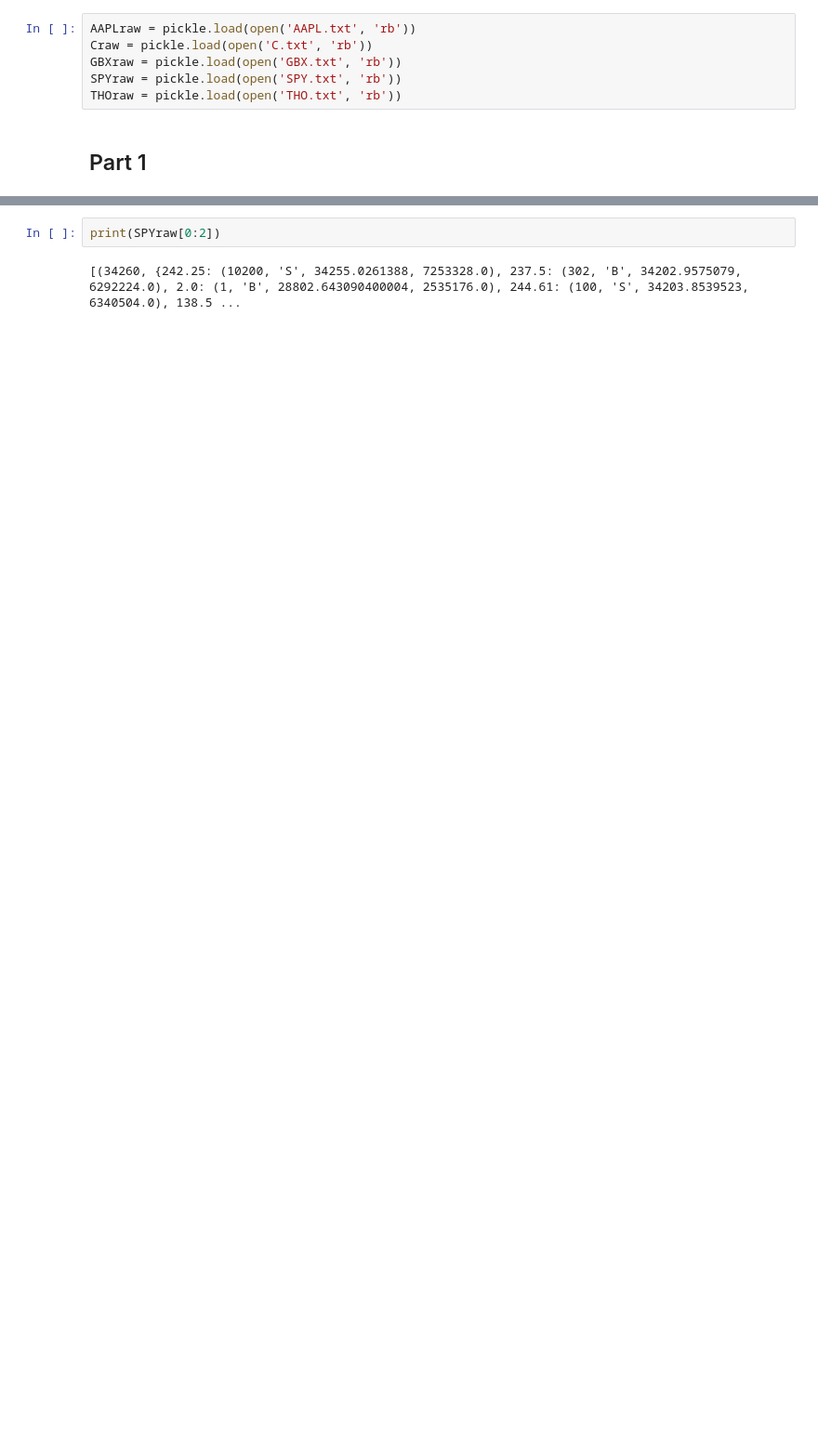
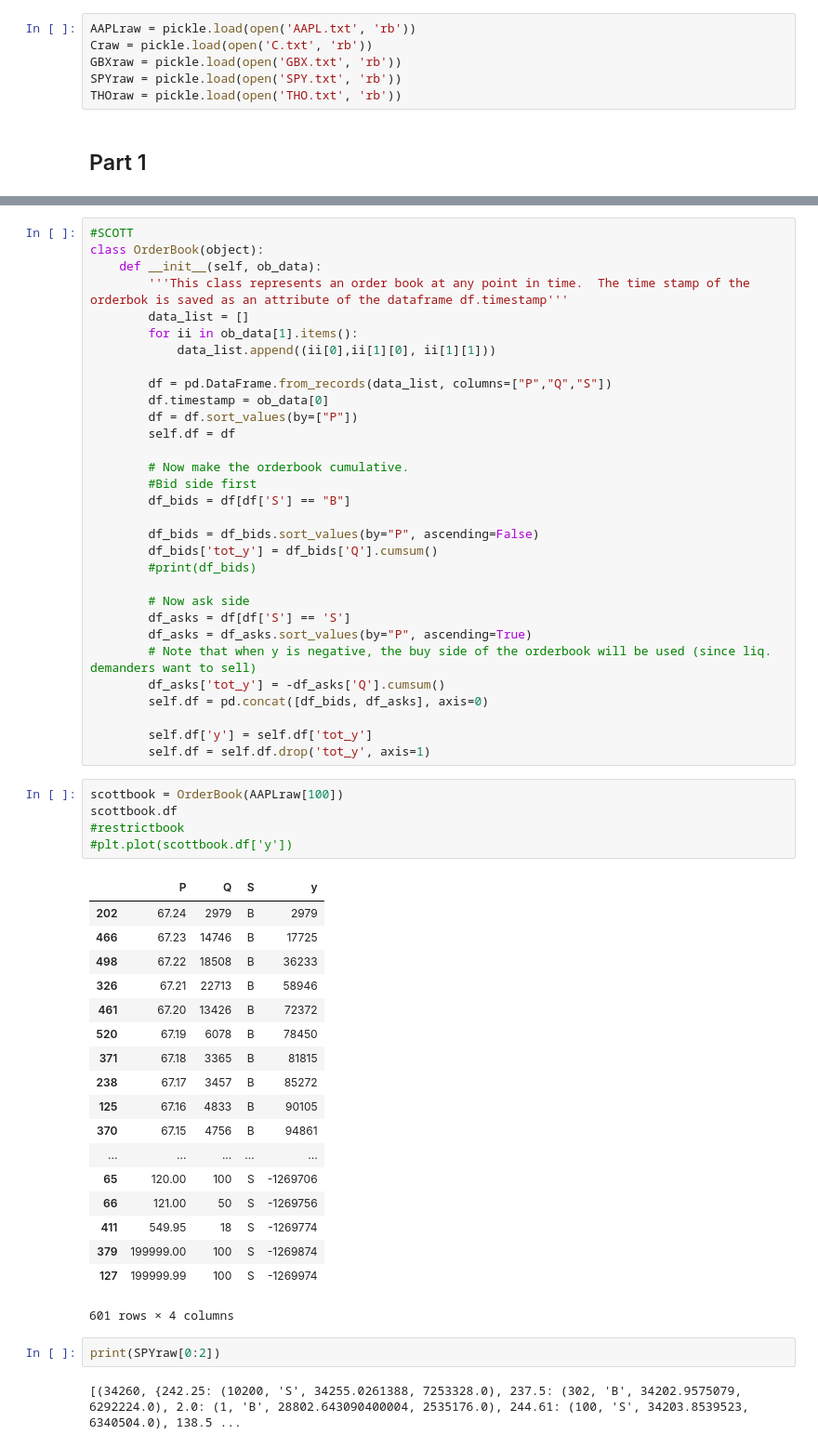
Before and after one commit to mattdbrown17/BootCamp2018, a Jupyter notebook: ProbSets/Econ/Kyle Model.ipynb, the cells around one changed output, grey strips where cells are left out. Shown: that part at 93% size. Cells and saved outputs as stored; diff of their text form; blank space fills up the shorter version.

```diff
--- a/ProbSets/Econ/Kyle Model.ipynb
+++ b/ProbSets/Econ/Kyle Model.ipynb
@@ -34,3 +128,58 @@ THOraw
+# %%
+#SCOTT
+class OrderBook(object):
+    def __init__(self, ob_data):
+        '''This class represents an order book at any point in time.  The time stamp of the orderbok is saved as an attribute of the dataframe df.timestamp'''
+        data_list = []
+        for ii in ob_data[1].items():
+            data_list.append((ii[0],ii[1][0], ii[1][1]))
+
+        df = pd.DataFrame.from_records(data_list, columns=["P","Q","S"])
+        df.timestamp = ob_data[0]
+        df = df.sort_values(by=["P"])
+        self.df = df
+
+        # Now make the orderbook cumulative.
+        #Bid side first
+        df_bids = df[df['S'] == "B"]
+
+        df_bids = df_bids.sort_values(by="P", ascending=False)
+        df_bids['tot_y'] = df_bids['Q'].cumsum()
+        #print(df_bids)
+
+        # Now ask side
+        df_asks = df[df['S'] == 'S']
+        df_asks = df_asks.sort_values(by="P", ascending=True)
+        # Note that when y is negative, the buy side of the orderbook will be used (since liq. demanders want to sell)
+        df_asks['tot_y'] = -df_asks['Q'].cumsum()
+        self.df = pd.concat([df_bids, df_asks], axis=0)
+
+        self.df['y'] = self.df['tot_y']
+        self.df = self.df.drop('tot_y', axis=1)
+# %%
+scottbook = OrderBook(AAPLraw[100])
+scottbook.df
+#restrictbook
+#plt.plot(scottbook.df['y'])
+# %% [output]
+|  | P | Q | S | y |
+| 202 | 67.24 | 2979 | B | 2979 |
+| 466 | 67.23 | 14746 | B | 17725 |
+| 498 | 67.22 | 18508 | B | 36233 |
+| 326 | 67.21 | 22713 | B | 58946 |
+| 461 | 67.20 | 13426 | B | 72372 |
+| 520 | 67.19 | 6078 | B | 78450 |
+| 371 | 67.18 | 3365 | B | 81815 |
+| 238 | 67.17 | 3457 | B | 85272 |
+| 125 | 67.16 | 4833 | B | 90105 |
+| 370 | 67.15 | 4756 | B | 94861 |
+| ... | ... | ... | ... | ... |
+| 65 | 120.00 | 100 | S | -1269706 |
+| 66 | 121.00 | 50 | S | -1269756 |
+| 411 | 549.95 | 18 | S | -1269774 |
+| 379 | 199999.00 | 100 | S | -1269874 |
+| 127 | 199999.99 | 100 | S | -1269974 |
+601 rows × 4 columns
 # %%
 print(SPYraw[0:2])
 # %% [output]
```
Also changed, not shown: parts of 12 cells of this notebook, 5 other files.
